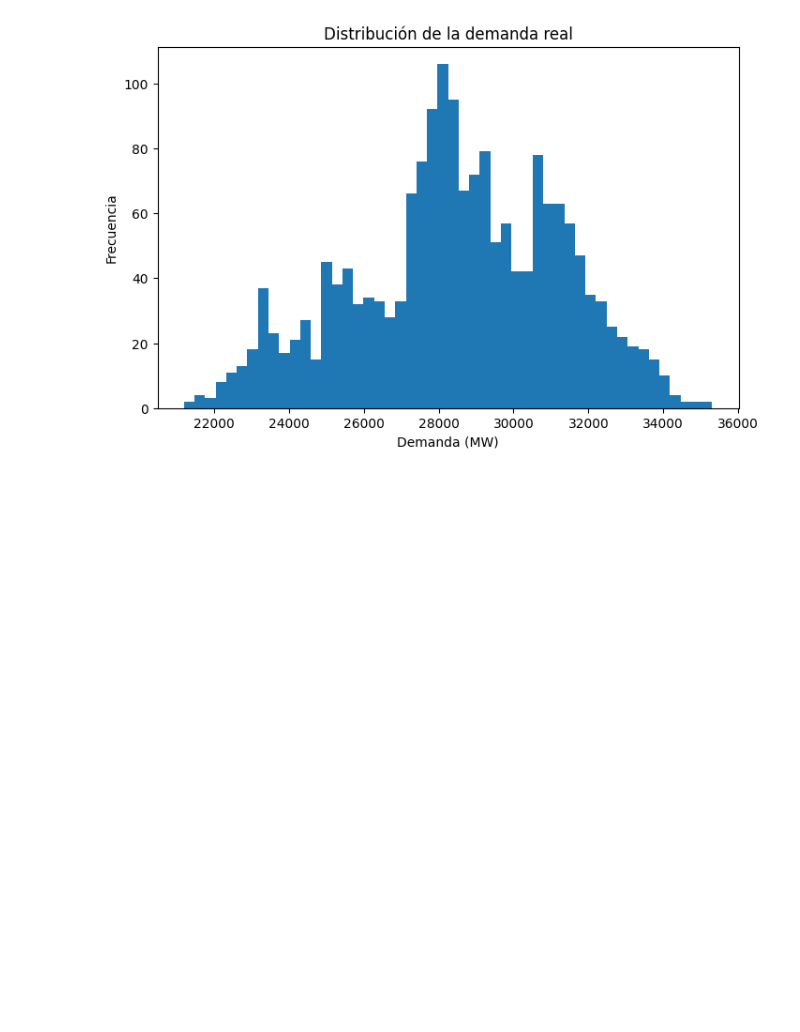
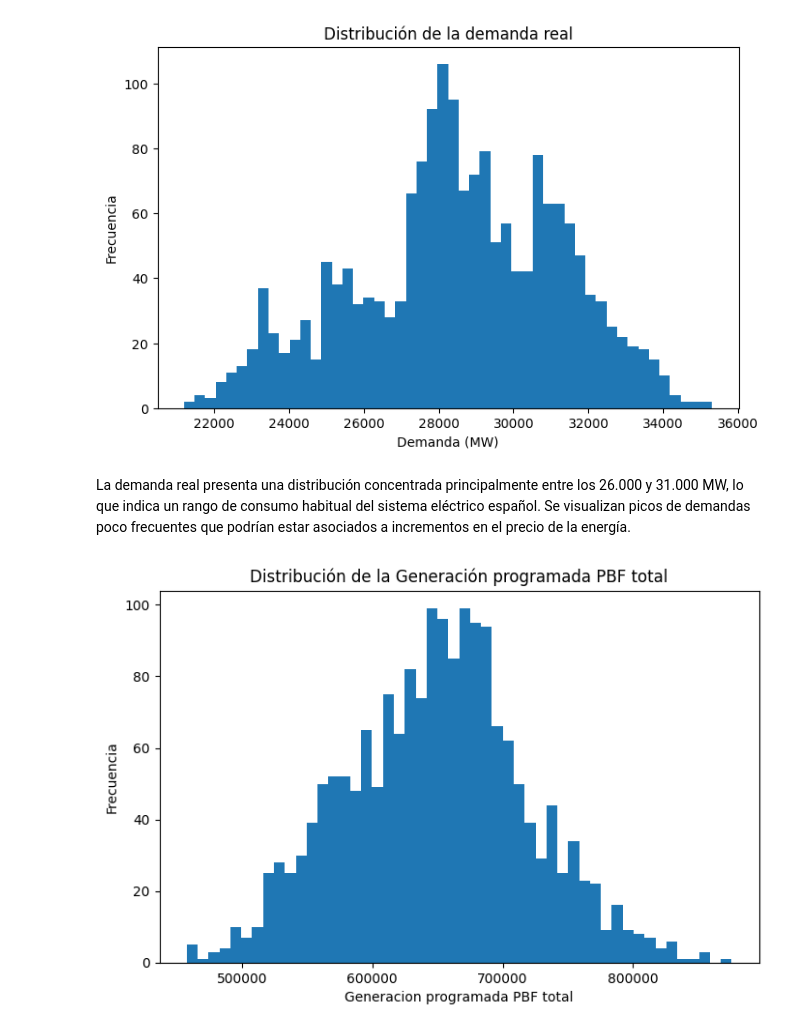
Before and after one commit to imjazmina/analisis_precios_casas_california_y_energia_electrica_espanola, a Jupyter notebook: notebooks/energy.ipynb, the cells around one changed output. Cells and saved outputs as stored; diff of their text form; code cells hidden in the pictures; blank space fills up the shorter version.

```diff
--- a/notebooks/energy.ipynb
+++ b/notebooks/energy.ipynb
@@ -364,3 +366,14 @@ plt.title("Distribución de la demanda real")
 plt.show()
 # %% [output]
 [figure]
+# %% [markdown]
+La demanda real presenta una distribución concentrada principalmente entre los 26.000 y 31.000 MW, lo que indica un rango de consumo habitual del sistema eléctrico español. Se visualizan picos de demandas poco frecuentes que podrían estar asociados a incrementos en el precio de la energía.
+# %%
+plt.figure(figsize=(8,5))
+plt.hist(df_wide["Generación programada PBF total"], bins=50)
+plt.xlabel("Generacion programada PBF total")
+plt.ylabel("Frecuencia")
+plt.title("Distribución de la Generación programada PBF total")
+plt.show()
+# %% [output]
+[figure, added]
```
Also changed, not shown: parts of 15 cells of this notebook.
